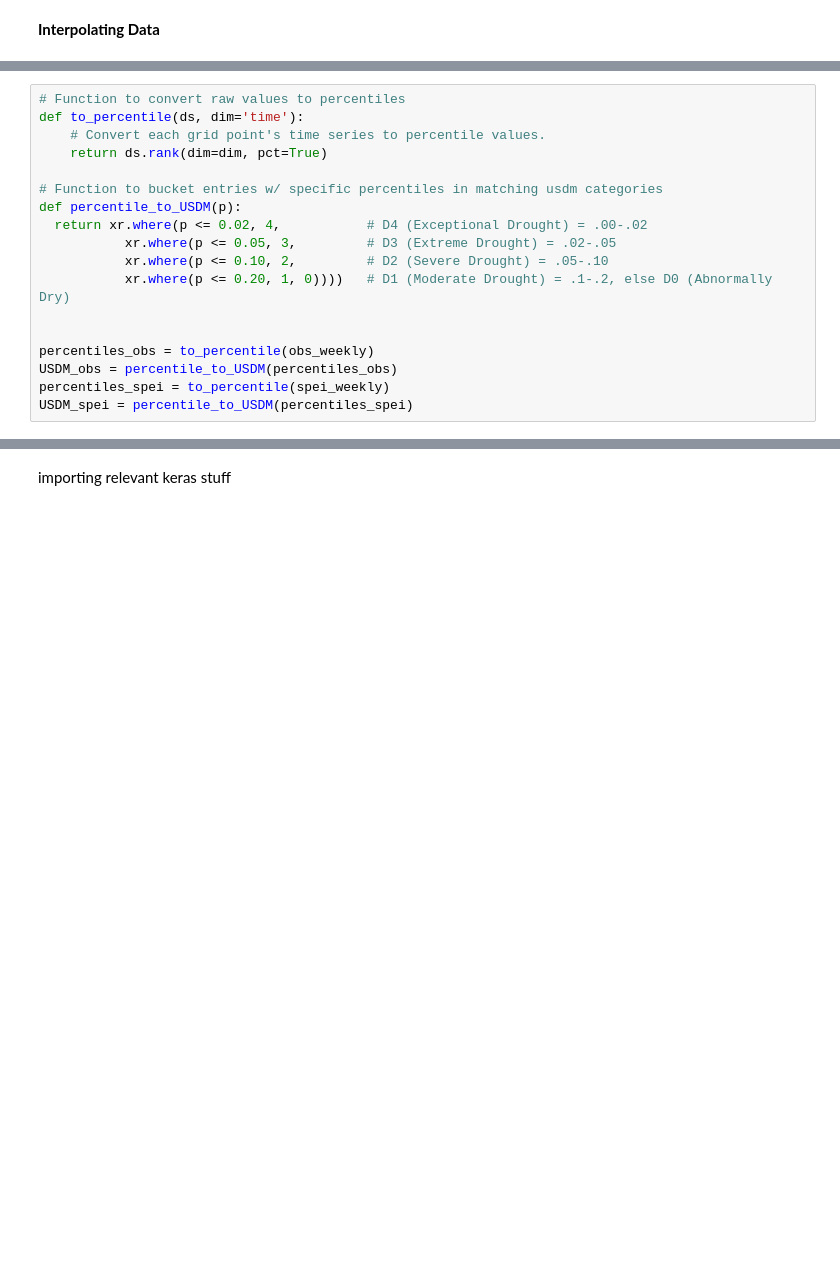
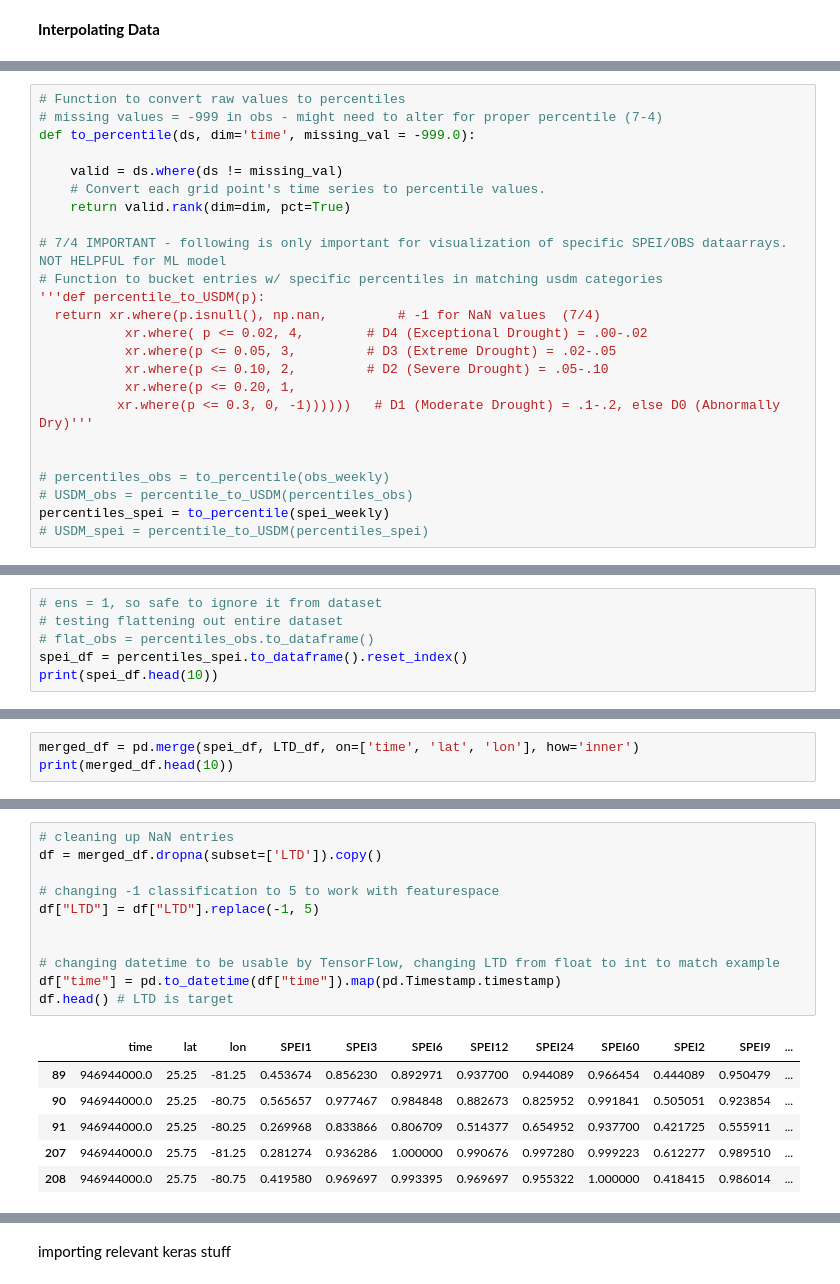
Before and after one commit to kharlescim/ERT, a Jupyter notebook: ERT_Project.ipynb, the cells around one changed output, grey strips where cells are left out. Cells and saved outputs as stored; diff of their text form; blank space fills up the shorter version.

```diff
--- a/ERT_Project.ipynb
+++ b/ERT_Project.ipynb
@@ -99,18 +156,24 @@ spei_weekly = spei_ds.interp(time=weekly_time, method="linear")
 # %%
 # Function to convert raw values to percentiles
-def to_percentile(ds, dim='time'):
+# missing values = -999 in obs - might need to alter for proper percentile (7-4)
+def to_percentile(ds, dim='time', missing_val = -999.0):
+
+    valid = ds.where(ds != missing_val)
     # Convert each grid point's time series to percentile values.
-    return ds.rank(dim=dim, pct=True)
+    return valid.rank(dim=dim, pct=True)
 
+# 7/4 IMPORTANT - following is only important for visualization of specific SPEI/OBS dataarrays. NOT HELPFUL for ML model
 # Function to bucket entries w/ specific percentiles in matching usdm categories
-def percentile_to_USDM(p):
-  return xr.where(p <= 0.02, 4,           # D4 (Exceptional Drought) = .00-.02
+'''def percentile_to_USDM(p):
+  return xr.where(p.isnull(), np.nan,         # -1 for NaN values  (7/4)
+           xr.where( p <= 0.02, 4,        # D4 (Exceptional Drought) = .00-.02
            xr.where(p <= 0.05, 3,         # D3 (Extreme Drought) = .02-.05
            xr.where(p <= 0.10, 2,         # D2 (Severe Drought) = .05-.10
-           xr.where(p <= 0.20, 1, 0))))   # D1 (Moderate Drought) = .1-.2, else D0 (Abnormally Dry)
+           xr.where(p <= 0.20, 1,
+          xr.where(p <= 0.3, 0, -1))))))   # D1 (Moderate Drought) = .1-.2, else D0 (Abnormally Dry)'''
 
 
-percentiles_obs = to_percentile(obs_weekly)
-USDM_obs = percentile_to_USDM(percentiles_obs)
+# percentiles_obs = to_percentile(obs_weekly)
+# USDM_obs = percentile_to_USDM(percentiles_obs)
 percentiles_spei = to_percentile(spei_weekly)
-USDM_spei = percentile_to_USDM(percentiles_spei)
+# USDM_spei = percentile_to_USDM(percentiles_spei)
@@ -183,0 +192,6 @@ HTML(anim_USDM.to_html5_video())
+# %%
+# ens = 1, so safe to ignore it from dataset
+# testing flattening out entire dataset
+# flat_obs = percentiles_obs.to_dataframe()
+spei_df = percentiles_spei.to_dataframe().reset_index()
+print(spei_df.head(10))
@@ -183,0 +237,3 @@ HTML(anim_USDM.to_html5_video())
+# %%
+merged_df = pd.merge(spei_df, LTD_df, on=['time', 'lat', 'lon'], how='inner')
+print(merged_df.head(10))
@@ -183,0 +258,18 @@ HTML(anim_USDM.to_html5_video())
+# %%
+# cleaning up NaN entries
+df = merged_df.dropna(subset=['LTD']).copy()
+
+# changing -1 classification to 5 to work with featurespace
+df["LTD"] = df["LTD"].replace(-1, 5)
+
+
+# changing datetime to be usable by TensorFlow, changing LTD from float to int to match example
+df["time"] = pd.to_datetime(df["time"]).map(pd.Timestamp.timestamp)
+df.head() # LTD is target
+# %% [output]
+|  | time | lat | lon | SPEI1 | SPEI3 | SPEI6 | SPEI12 | SPEI24 | SPEI60 | SPEI2 | SPEI9 | ... |
+| 89 | 946944000.0 | 25.25 | -81.25 | 0.453674 | 0.856230 | 0.892971 | 0.937700 | 0.944089 | 0.966454 | 0.444089 | 0.950479 | ... |
+| 90 | 946944000.0 | 25.25 | -80.75 | 0.565657 | 0.977467 | 0.984848 | 0.882673 | 0.825952 | 0.991841 | 0.505051 | 0.923854 | ... |
+| 91 | 946944000.0 | 25.25 | -80.25 | 0.269968 | 0.833866 | 0.806709 | 0.514377 | 0.654952 | 0.937700 | 0.421725 | 0.555911 | ... |
+| 207 | 946944000.0 | 25.75 | -81.25 | 0.281274 | 0.936286 | 1.000000 | 0.990676 | 0.997280 | 0.999223 | 0.612277 | 0.989510 | ... |
+| 208 | 946944000.0 | 25.75 | -80.75 | 0.419580 | 0.969697 | 0.993395 | 0.969697 | 0.955322 | 1.000000 | 0.418415 | 0.986014 | ... |
```
Also changed, not shown: parts of 43 cells of this notebook.
